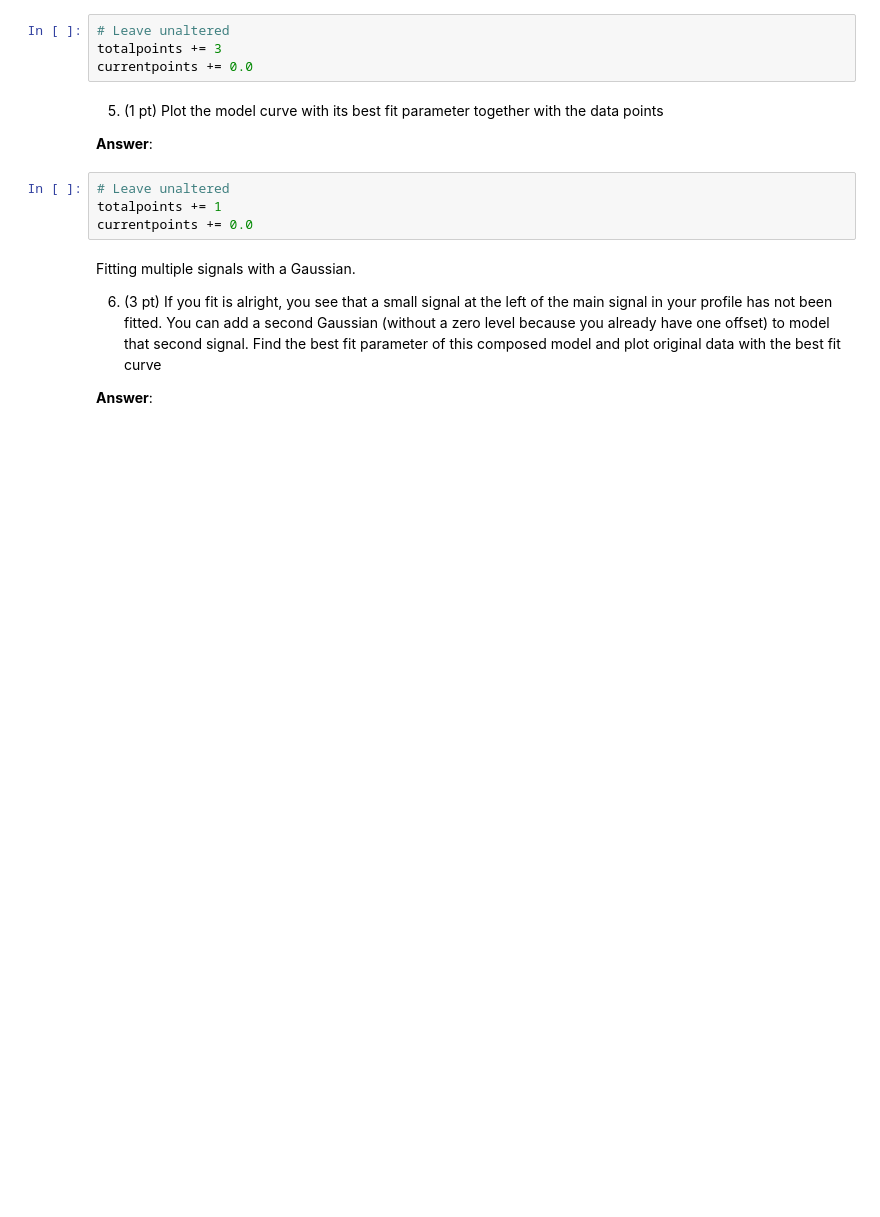
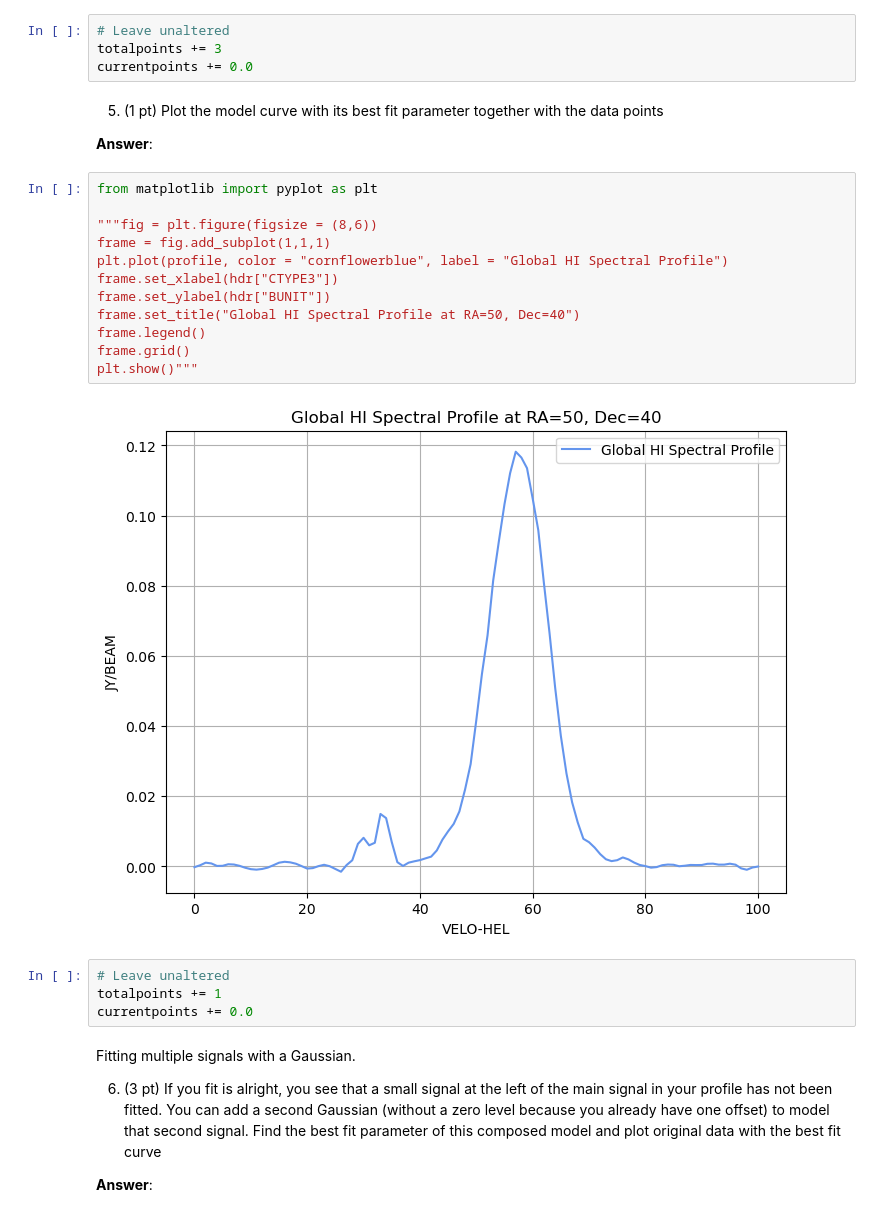
Before and after one commit to wendyr07/PROGNUM-repo, a Jupyter notebook: Task7/Notebooks/coursework_week7.ipynb, the cells around one changed output. Drawn from its saved outputs; the diff is of its cells as text; blank space fills up the shorter version.

```diff
--- a/Task7/Notebooks/coursework_week7.ipynb
+++ b/Task7/Notebooks/coursework_week7.ipynb
@@ -215,6 +247,20 @@ currentpoints += 0.0
 5. (1 pt) Plot the model curve with its best fit parameter together with the data points
 
 **Answer**:
+# %%
+from matplotlib import pyplot as plt
+
+"""fig = plt.figure(figsize = (8,6))
+frame = fig.add_subplot(1,1,1)
+plt.plot(profile, color = "cornflowerblue", label = "Global HI Spectral Profile")
+frame.set_xlabel(hdr["CTYPE3"])
+frame.set_ylabel(hdr["BUNIT"])
+frame.set_title("Global HI Spectral Profile at RA=50, Dec=40")
+frame.legend()
+frame.grid()
+plt.show()"""
+# %% [output]
+[figure, added]
 # %%
 # Leave unaltered
 totalpoints += 1
```
Also changed, not shown: parts of 2 cells of this notebook.
